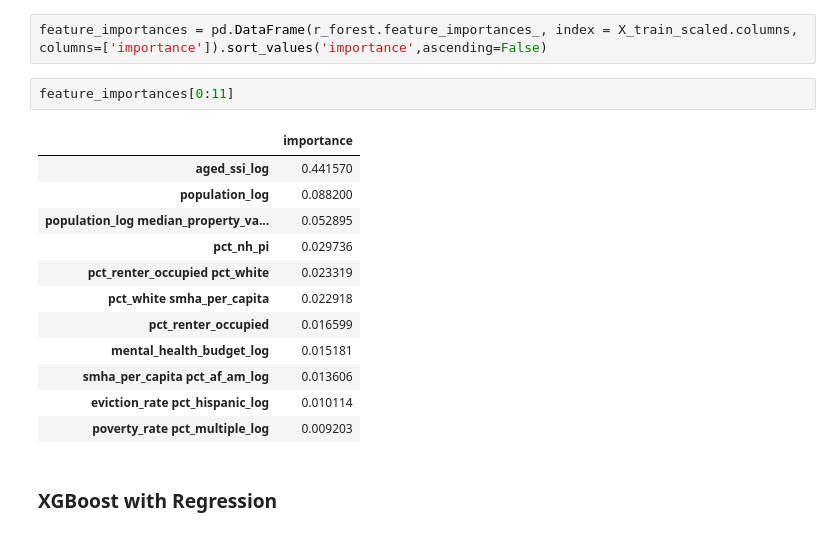
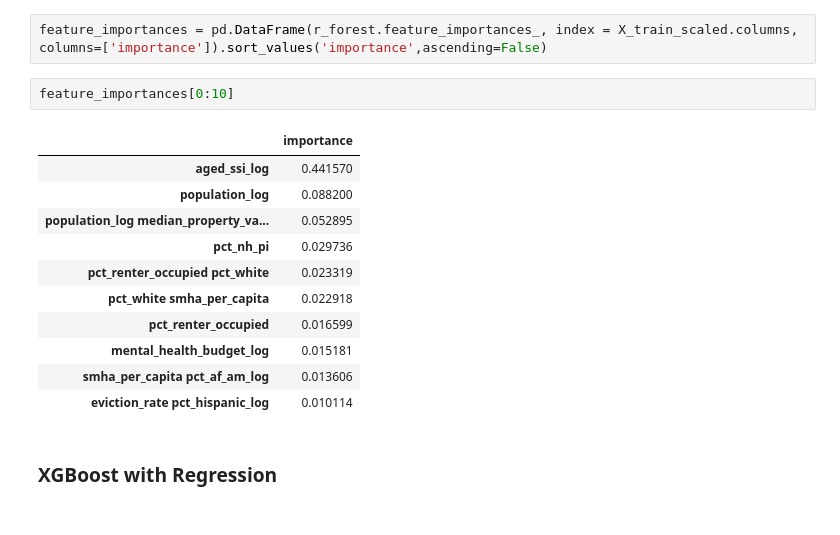
Before and after one commit to windyseng/predicting_homelessness, a Jupyter notebook: predict_homeless_4.ipynb, the cells around one changed output. Drawn from its saved outputs; the diff is of its cells as text.

```diff
--- a/predict_homeless_4.ipynb
+++ b/predict_homeless_4.ipynb
@@ -740,20 +742,19 @@ array([3.98090570e-03, 3.71076585e-03, 6.18415938e-03, 4.60985247e-03,
 # %%
 feature_importances = pd.DataFrame(r_forest.feature_importances_, index = X_train_scaled.columns, columns=['importance']).sort_values('importance',ascending=False)
 # %%
-feature_importances[0:11]
+feature_importances[0:10]
 # %% [output]
 |  | importance |
 | aged_ssi_log | 0.441570 |
 | population_log | 0.088200 |
 | population_log median_property_va... | 0.052895 |
 | pct_nh_pi | 0.029736 |
 | pct_renter_occupied pct_white | 0.023319 |
 | pct_white smha_per_capita | 0.022918 |
 | pct_renter_occupied | 0.016599 |
 | mental_health_budget_log | 0.015181 |
 | smha_per_capita pct_af_am_log | 0.013606 |
 | eviction_rate pct_hispanic_log | 0.010114 |
-| poverty_rate pct_multiple_log | 0.009203 |
 # %% [markdown]
 ### XGBoost with Regression
 # %%
```
Also changed, not shown: parts of 3 cells of this notebook, 1 other file.
